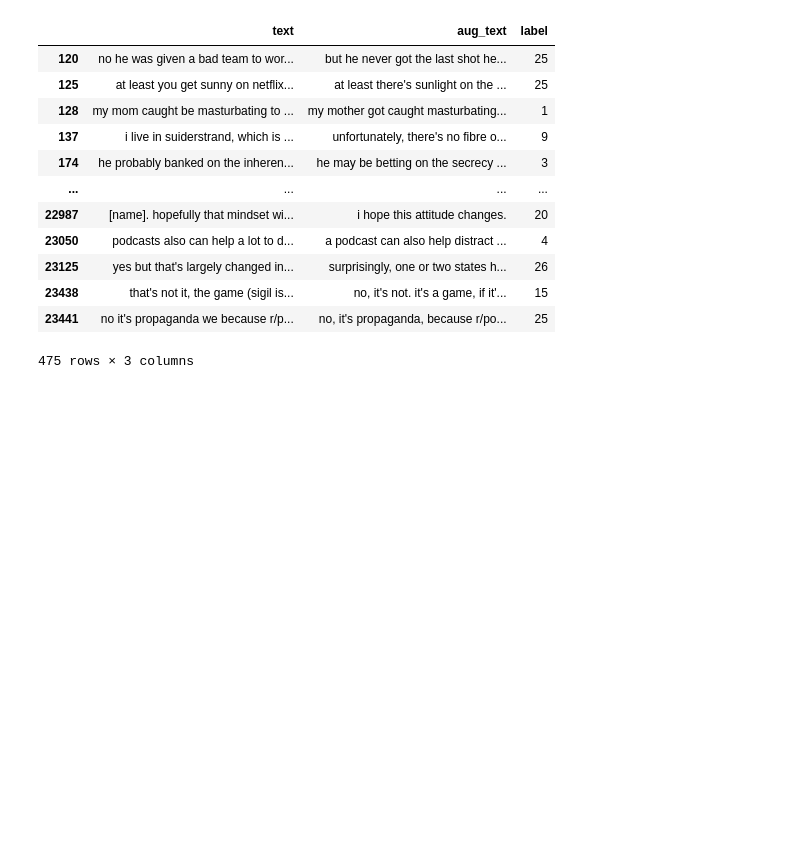
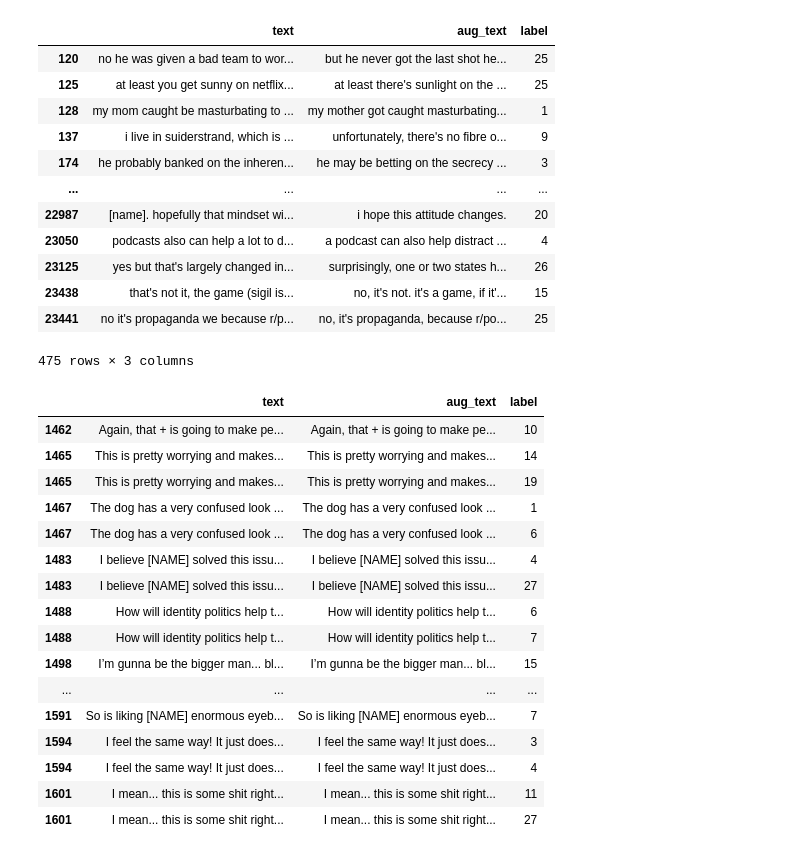
Before and after one commit to WayneWang86/HypEmo, a Jupyter notebook: Error_Analysis/data_processing.ipynb, the cells around one changed output. Drawn from its saved outputs; the diff is of its cells as text; code cells hidden in the pictures; blank space fills up the shorter version.

```diff
--- a/Error_Analysis/data_processing.ipynb
+++ b/Error_Analysis/data_processing.ipynb
@@ -112,7 +112,7 @@ def pre_processing(path):
     df_exploded["label"] = df_exploded["label"].astype("int")
 
     # exclude the neutral emotion
-    df_res = df_exploded[df_exploded["label"] != 0]
+    df_res = df_exploded[df_exploded["label"] != 27]
 
     df_res["aug_text"] = df_res["text"]
 
@@ -174,5 +207,5 @@ train_orig
 | 23484 | enjoy the ride! | enjoy the ride! | 17 |
 23485 rows × 3 columns
 # %%
-train = pd.concat([train_orig, train.iloc[200:300]])
+train = pd.concat([train_orig, train])
 # %%
@@ -268,3 +279,23 @@ train_orig[train_orig['text'].str.contains(r'\(', regex=True)]
 | 23438 | that's not it, the game (sigil is... | no, it's not. it's a game, if it'... | 15 |
 | 23441 | no it's propaganda we because r/p... | no, it's propaganda, because r/po... | 25 |
 475 rows × 3 columns
+# %%
+train.iloc[450:500]
+# %% [output]
+|  | text | aug_text | label |
+| 1462 | Again, that + is going to make pe... | Again, that + is going to make pe... | 10 |
+| 1465 | This is pretty worrying and makes... | This is pretty worrying and makes... | 14 |
+| 1465 | This is pretty worrying and makes... | This is pretty worrying and makes... | 19 |
+| 1467 | The dog has a very confused look ... | The dog has a very confused look ... | 1 |
+| 1467 | The dog has a very confused look ... | The dog has a very confused look ... | 6 |
+| 1483 | I believe [NAME] solved this issu... | I believe [NAME] solved this issu... | 4 |
+| 1483 | I believe [NAME] solved this issu... | I believe [NAME] solved this issu... | 27 |
+| 1488 | How will identity politics help t... | How will identity politics help t... | 6 |
+| 1488 | How will identity politics help t... | How will identity politics help t... | 7 |
+| 1498 | I’m gunna be the bigger man... bl... | I’m gunna be the bigger man... bl... | 15 |
+| ... | ... | ... | ... |
+| 1591 | So is liking [NAME] enormous eyeb... | So is liking [NAME] enormous eyeb... | 7 |
+| 1594 | I feel the same way! It just does... | I feel the same way! It just does... | 3 |
+| 1594 | I feel the same way! It just does... | I feel the same way! It just does... | 4 |
+| 1601 | I mean... this is some shit right... | I mean... this is some shit right... | 11 |
+| 1601 | I mean... this is some shit right... | I mean... this is some shit right... | 27 |
```
Also changed, not shown: parts of 9 cells of this notebook, 4 other files.
